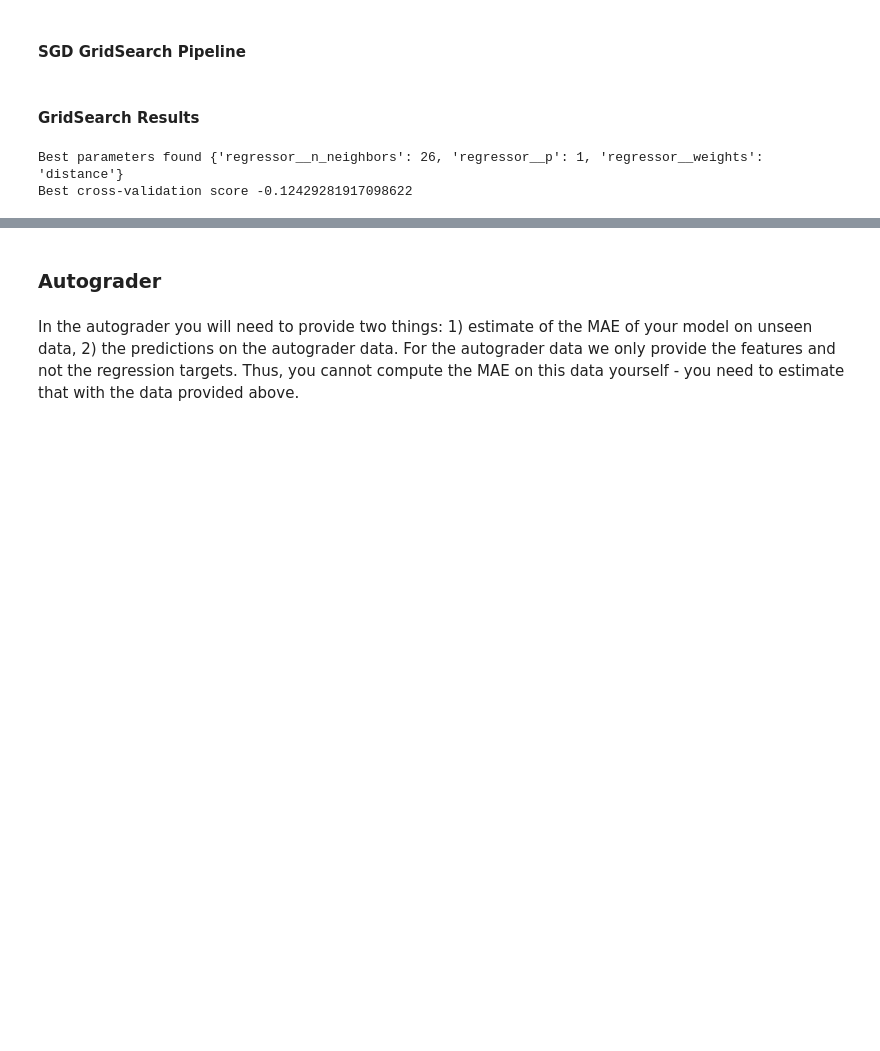
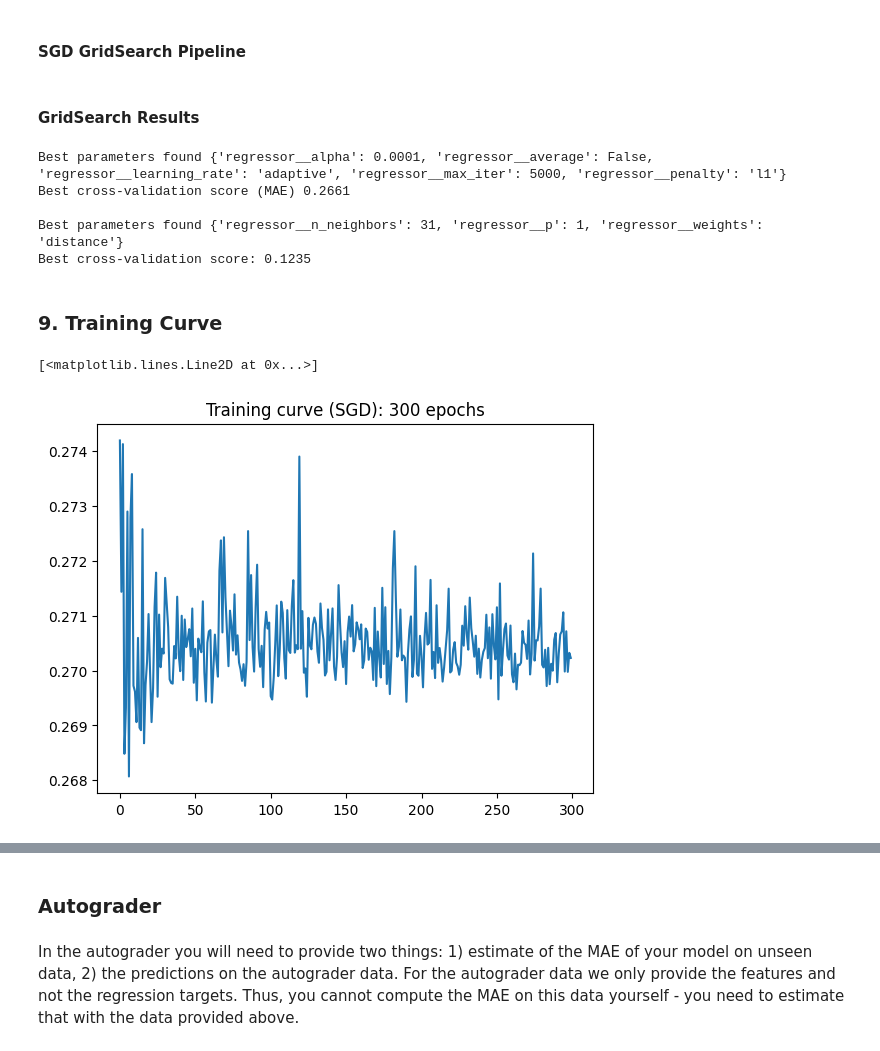
Before and after one commit to johnylamw/DSAIT4020-Practice-Project, a Jupyter notebook: practice_assignment.ipynb, the cells around one changed output, grey strips where cells are left out. Saved outputs shown, nothing was run; the diff lists cells and outputs as text; code cells hidden in the pictures; blank space fills up the shorter version.

```diff
--- a/practice_assignment.ipynb
+++ b/practice_assignment.ipynb
@@ -396,19 +498,63 @@ sgd_gridsearch = GridSearchCV(estimator=sgd_pipeline,
 # %% [markdown]
 #### GridSearch Results
 # %%
+# KNN Gridsearch
+
 model_score_results = []
 for i in range(1): # 1 for now. Takes too long to execute..
     X_train, X_test, y_train, y_test = train_test_split(
         features_X, regression_target_Y, test_size=0.2
     )
-    # sgd_gridsearch.fit(X_train, y_train)
-    # print("Best parameters found", sgd_gridsearch.best_params_)
-    # print("Best cross-validation score (Negative MSE)", sgd_gridsearch.best_score_)
+    sgd_gridsearch.fit(X_train, y_train)
+    print("Best parameters found", sgd_gridsearch.best_params_)
+    print(f"Best cross-validation score (MAE) {(-1) * sgd_gridsearch.best_score_:.4f}")
 
     knn_gridsearch.fit(X_train, y_train)
-    print("Best parameters found", knn_gridsearch.best_params_)
-    print("Best cross-validation score", knn_gridsearch.best_score_)
-    print()
+    print("\nBest parameters found", knn_gridsearch.best_params_)
+    print(f"Best cross-validation score: {(-1) * knn_gridsearch.best_score_:.4f} ")
+    # multiply by (-1) since the orginal scoring function was negative MAE, and we are after positive MAE
 # %% [output]
-Best parameters found {'regressor__n_neighbors': 26, 'regressor__p': 1, 'regressor__weights': 'distance'}
-Best cross-validation score -0.12429281917098622
+Best parameters found {'regressor__alpha': 0.0001, 'regressor__average': False, 'regressor__learning_rate': 'adaptive', 'regressor__max_iter': 5000, 'regressor__penalty': 'l1'}
+Best cross-validation score (MAE) 0.2661
+
+Best parameters found {'regressor__n_neighbors': 31, 'regressor__p': 1, 'regressor__weights': 'distance'}
+Best cross-validation score: 0.1235
+# %% [markdown]
+### 9. Training Curve
+# %%
+from sklearn.metrics import mean_absolute_error
+regressor = SGDRegressor()
+clf_flip = Pipeline(
+    steps=[("preprocessor", preprocesser_flip)]
+)
+
+data_X = preprocesser_flip.fit_transform(features_X, regression_target_Y)
+
+# Classical train-test split
+X_train, X_test, y_train, y_test = train_test_split(data_X, regression_target_Y, test_size=0.2, random_state=0)
+
+# In range of epochs, plot a training curve
+EPOCHS = 5000
+
+losses = []
+for epoch in range (EPOCHS):
+
+    # Transform data
+
+    # Fit
+    regressor.partial_fit(X_train, y_train)
+
+    # Test
+    ypred = regressor.predict(X_test)
+
+    # Get MAE
+    loss = mean_absolute_error(y_true=y_test, y_pred=ypred)
+
+    # Append to losses
+    losses.append(loss)
+# %%
+plt.title('Training curve (SGD): 300 epochs')
+plt.plot(losses[:300])
+# %% [output]
+[<matplotlib.lines.Line2D at 0x...>]
+[figure, added]
```
Also changed, not shown: parts of 30 cells of this notebook.
